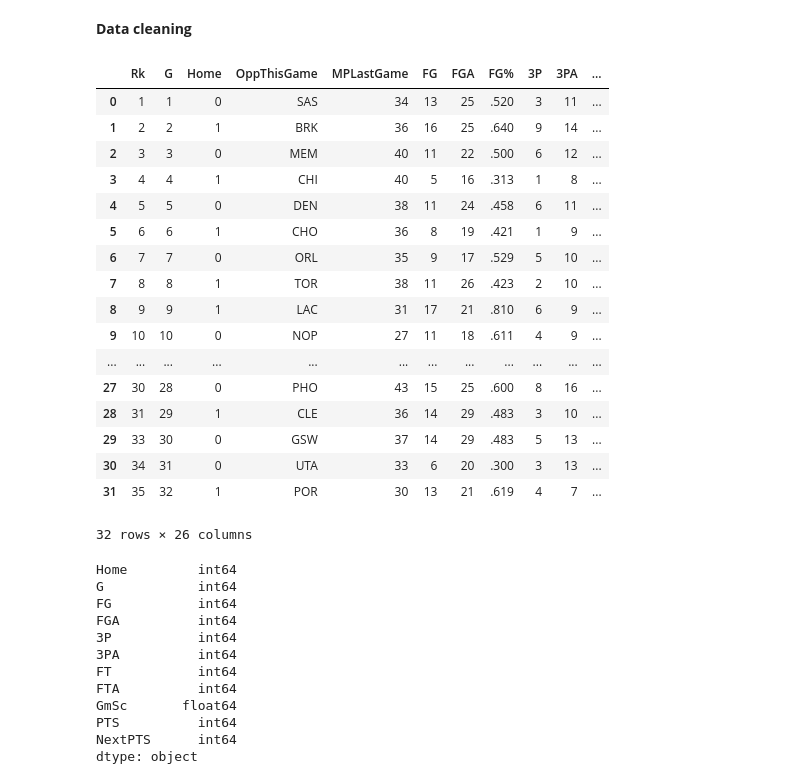
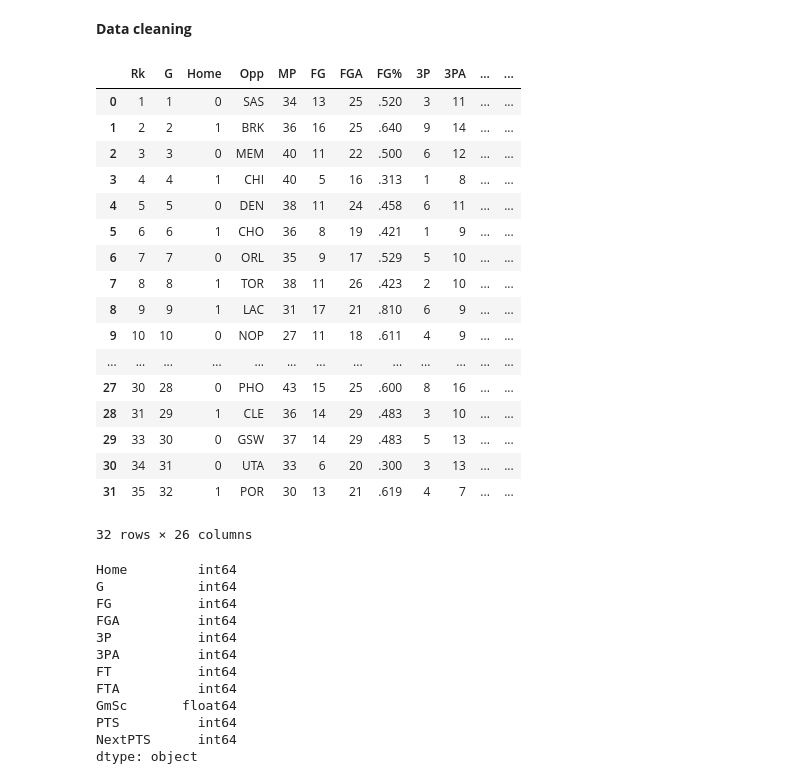
Before and after one commit to chadd28/ml-NBA-app, a Jupyter notebook: ml_NBA_v3.ipynb, the cells around one changed output. Drawn from its saved outputs; the diff is of its cells as text; code cells hidden in the pictures.

```diff
--- a/ml_NBA_v3.ipynb
+++ b/ml_NBA_v3.ipynb
@@ -37,43 +37,42 @@ df
 # %%
 import numpy as np
 
 df = df.drop(df[df.G == "G"].index)                          # deletes repeating headers in content
 df = df.drop(df[df.FG == "Inactive"].index)                  # deletes games where he was inactive
-df.rename(columns={'Unnamed: 5': 'Home',
-                   'Opp': 'OppThisGame',
-                   'MP': 'MPLastGame'}, inplace=True)        # renames columns to previous game stats
+df.rename(columns={'Unnamed: 5': 'Home'}, inplace=True)      # renames columns to previous game stats
+
 df = df.drop(columns=["Date",                                # deletes useless columns
                       "Tm",
                       "Unnamed: 7",
                       "Age",
                       "GS",
                       "+/-"])
-df['Home'].replace({np.nan: '1', '@': '0'}, inplace=True)    # reformats "Home" values
-df['NextPTS'] = df['PTS'].shift(-1)                          # Shift 'PTS' values down by one and assign to 'NextPTS'
-df['OppNextGame'] = df['OppThisGame'].shift(-1)
-df.fillna(0, inplace=True)                                   # replaces NaN with 0
-df['MPLastGame'] = pd.to_datetime(df['MPLastGame'], format='%M:%S').dt.minute   # turns MP into a datetime type and rounds to nearest minute
-df = df.reset_index(drop=True)                               # resets index
+df['Home'].replace({np.nan: '1', '@': '0'}, inplace=True)       # reformats "Home" values
+df['MP'] = pd.to_datetime(df['MP'], format='%M:%S').dt.minute   # turns MP into a datetime type and rounds to nearest minute
+df['NextOpp'] = df['Opp'].shift(-1)                             # Shift 'Opp' values down by one and assign to 'NextOpp' and so on
+df['NextPTS'] = df['PTS'].shift(-1)
+df.fillna(0, inplace=True)                                      # replaces NaN with 0
+df = df.reset_index(drop=True)                                  # resets index
 
 df
 # %% [output]
-|  | Rk | G | Home | OppThisGame | MPLastGame | FG | FGA | FG% | 3P | 3PA | ... |
-| 0 | 1 | 1 | 0 | SAS | 34 | 13 | 25 | .520 | 3 | 11 | ... |
-| 1 | 2 | 2 | 1 | BRK | 36 | 16 | 25 | .640 | 9 | 14 | ... |
-| 2 | 3 | 3 | 0 | MEM | 40 | 11 | 22 | .500 | 6 | 12 | ... |
-| 3 | 4 | 4 | 1 | CHI | 40 | 5 | 16 | .313 | 1 | 8 | ... |
-| 4 | 5 | 5 | 0 | DEN | 38 | 11 | 24 | .458 | 6 | 11 | ... |
-| 5 | 6 | 6 | 1 | CHO | 36 | 8 | 19 | .421 | 1 | 9 | ... |
-| 6 | 7 | 7 | 0 | ORL | 35 | 9 | 17 | .529 | 5 | 10 | ... |
-| 7 | 8 | 8 | 1 | TOR | 38 | 11 | 26 | .423 | 2 | 10 | ... |
-| 8 | 9 | 9 | 1 | LAC | 31 | 17 | 21 | .810 | 6 | 9 | ... |
-| 9 | 10 | 10 | 0 | NOP | 27 | 11 | 18 | .611 | 4 | 9 | ... |
-| ... | ... | ... | ... | ... | ... | ... | ... | ... | ... | ... | ... |
-| 27 | 30 | 28 | 0 | PHO | 43 | 15 | 25 | .600 | 8 | 16 | ... |
-| 28 | 31 | 29 | 1 | CLE | 36 | 14 | 29 | .483 | 3 | 10 | ... |
-| 29 | 33 | 30 | 0 | GSW | 37 | 14 | 29 | .483 | 5 | 13 | ... |
-| 30 | 34 | 31 | 0 | UTA | 33 | 6 | 20 | .300 | 3 | 13 | ... |
-| 31 | 35 | 32 | 1 | POR | 30 | 13 | 21 | .619 | 4 | 7 | ... |
+|  | Rk | G | Home | Opp | MP | FG | FGA | FG% | 3P | 3PA | ... | ... |
+| 0 | 1 | 1 | 0 | SAS | 34 | 13 | 25 | .520 | 3 | 11 | ... | ... |
+| 1 | 2 | 2 | 1 | BRK | 36 | 16 | 25 | .640 | 9 | 14 | ... | ... |
+| 2 | 3 | 3 | 0 | MEM | 40 | 11 | 22 | .500 | 6 | 12 | ... | ... |
+| 3 | 4 | 4 | 1 | CHI | 40 | 5 | 16 | .313 | 1 | 8 | ... | ... |
+| 4 | 5 | 5 | 0 | DEN | 38 | 11 | 24 | .458 | 6 | 11 | ... | ... |
+| 5 | 6 | 6 | 1 | CHO | 36 | 8 | 19 | .421 | 1 | 9 | ... | ... |
+| 6 | 7 | 7 | 0 | ORL | 35 | 9 | 17 | .529 | 5 | 10 | ... | ... |
+| 7 | 8 | 8 | 1 | TOR | 38 | 11 | 26 | .423 | 2 | 10 | ... | ... |
+| 8 | 9 | 9 | 1 | LAC | 31 | 17 | 21 | .810 | 6 | 9 | ... | ... |
+| 9 | 10 | 10 | 0 | NOP | 27 | 11 | 18 | .611 | 4 | 9 | ... | ... |
+| ... | ... | ... | ... | ... | ... | ... | ... | ... | ... | ... | ... | ... |
+| 27 | 30 | 28 | 0 | PHO | 43 | 15 | 25 | .600 | 8 | 16 | ... | ... |
+| 28 | 31 | 29 | 1 | CLE | 36 | 14 | 29 | .483 | 3 | 10 | ... | ... |
+| 29 | 33 | 30 | 0 | GSW | 37 | 14 | 29 | .483 | 5 | 13 | ... | ... |
+| 30 | 34 | 31 | 0 | UTA | 33 | 6 | 20 | .300 | 3 | 13 | ... | ... |
+| 31 | 35 | 32 | 1 | POR | 30 | 13 | 21 | .619 | 4 | 7 | ... | ... |
 32 rows × 26 columns
 # %%
 #this is where i left off
```
